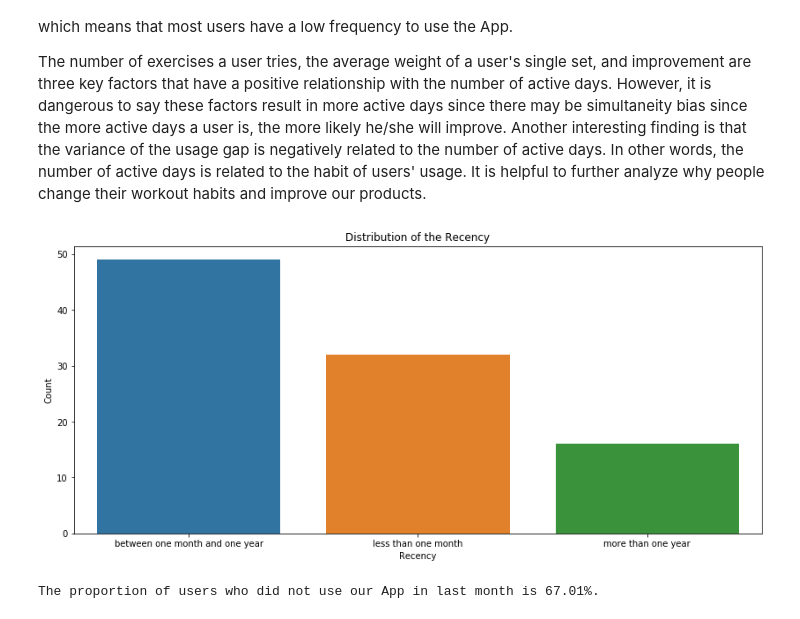
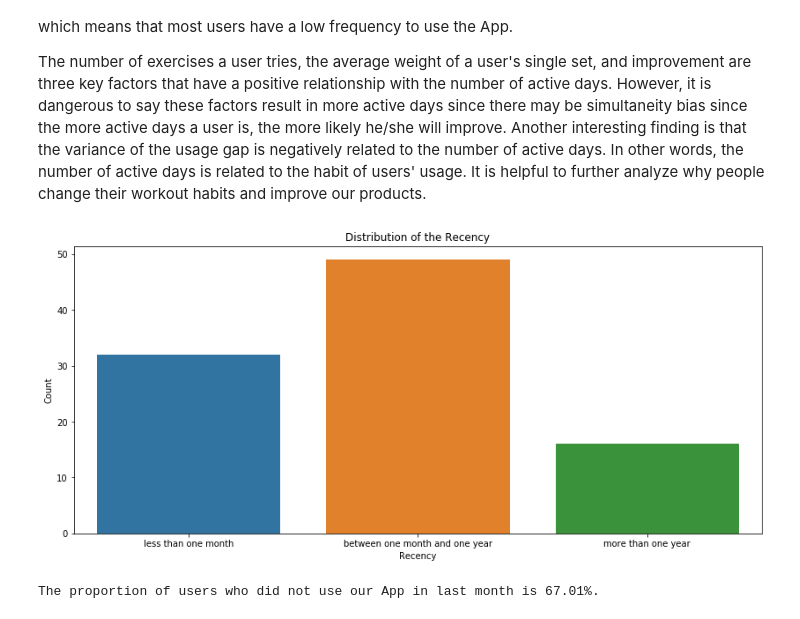
Before and after one commit to Xion6cc/Data-Exercises, a Jupyter notebook: Challenge.ipynb, the cells around one changed output. Cells and saved outputs as stored; diff of their text form; code cells hidden in the pictures.

```diff
--- a/Challenge.ipynb
+++ b/Challenge.ipynb
@@ -483,22 +483,22 @@ The number of exercises a user tries, the average weight of a user's single set,
 # %%
 # distribution of user's recency
 
 data_user['recencyCat'] = data_user['recency']
 data_user['recencyCat'] = np.where(data_user['recency'] < 30, 'less than one month',
                                            data_user['recencyCat'])
 data_user['recencyCat'] = np.where((30 <= data_user['recency']) & (365 >= data_user['recency']),
                                            'between one month and one year',
                                            data_user['recencyCat'])
 data_user['recencyCat'] = np.where(365 < data_user['recency'],
                                            'more than one year',
                                            data_user['recencyCat'])
 plt.figure(figsize=(14,6))
 ax = sns.countplot(x='recencyCat', data=data_user,
-                   order = data_user['recencyCat'].value_counts().index)
+                   order = ['less than one month', 'between one month and one year', 'more than one year'])
 ax.set(xlabel='Recency', ylabel='Count', title='Distribution of the Recency')
 plt.show()
 # %% [output]
-[figure, old version]
+[figure, new version]
 # %%
 # get the proportion of users who did not use our App in last three months
 
```
